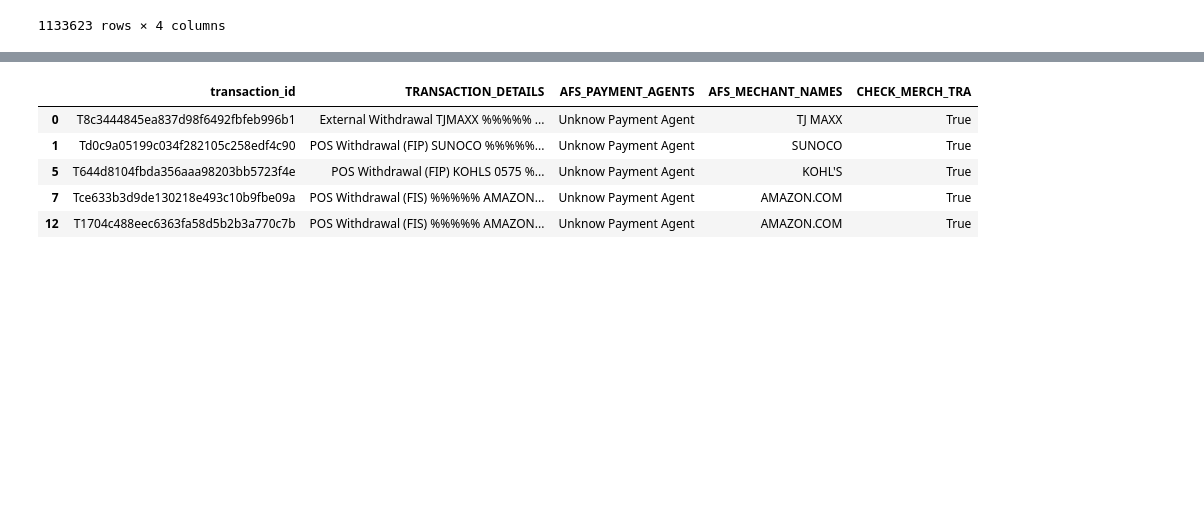
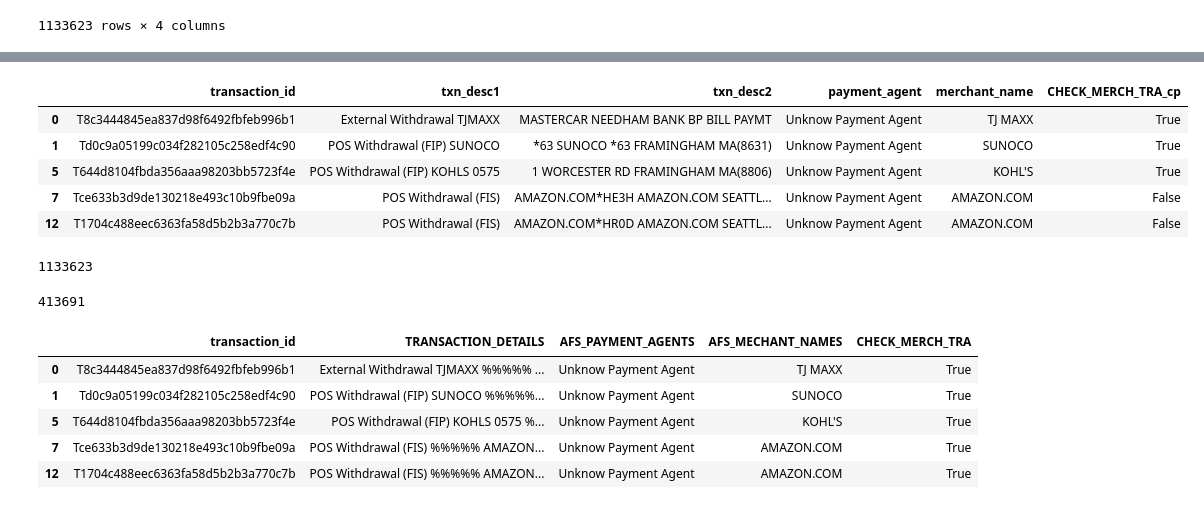
Before and after one commit to OMachachane/merchant_tagging, a Jupyter notebook: EDA.ipynb, the cells around one changed output, grey strips where cells are left out. Cells and saved outputs as stored; diff of their text form; code cells hidden in the pictures; blank space fills up the shorter version.

```diff
--- a/EDA.ipynb
+++ b/EDA.ipynb
@@ -113,6 +111,9 @@ Known Merchant Names
 # Selecting only known merchants names from the original dataset
 df_known_merchs = df[['transaction_id','txn_desc1','txn_desc2','payment_agent','merchant_name']].copy(deep=True)
 df_known_merchs = df_known_merchs[df["merchant_name"].str.contains("Unknow Merchant") == False]
+#######
+df_known_merchs_cp2 = df[['transaction_id','txn_desc1','txn_desc2','payment_agent','merchant_name']].copy(deep=True)
+df_known_merchs_cp2 = df_known_merchs_cp2[df["merchant_name"].str.contains("Unknow Merchant") == False]
 # %%
 # Number of transactions with known merchant names
 len(df_known_merchs)
@@ -215,6 +235,28 @@ def check_names(merchant, t_details):
         return True
     else:
         return False
+# %%
+# Merchants in the txt_1 or txt_2 columns
+df_known_merchs_cp2['txn_desc2'] = df_known_merchs_cp2['txn_desc2'].astype(str)
+df_known_merchs_cp2['txn_desc1'] = df_known_merchs_cp2['txn_desc1'].astype(str)
+df_known_merchs_cp2['merchant_name'] = df_known_merchs_cp2['merchant_name'].astype(str)
+df_known_merchs_cp2['CHECK_MERCH_TRA_cp'] = df_known_merchs_cp2.apply(lambda x: check_names(x.merchant_name, x.txn_desc1), axis=1)
+df_known_merchs_cp2.head(5)
+# %% [output]
+|  | transaction_id | txn_desc1 | txn_desc2 | payment_agent | merchant_name | CHECK_MERCH_TRA_cp |
+| 0 | T8c3444845ea837d98f6492fbfeb996b1 | External Withdrawal TJMAXX | MASTERCAR NEEDHAM BANK BP BILL PAYMT | Unknow Payment Agent | TJ MAXX | True |
+| 1 | Td0c9a05199c034f282105c258edf4c90 | POS Withdrawal (FIP) SUNOCO | *63 SUNOCO *63 FRAMINGHAM MA(8631) | Unknow Payment Agent | SUNOCO | True |
+| 5 | T644d8104fbda356aaa98203bb5723f4e | POS Withdrawal (FIP) KOHLS 0575 | 1 WORCESTER RD FRAMINGHAM MA(8806) | Unknow Payment Agent | KOHL'S | True |
+| 7 | Tce633b3d9de130218e493c10b9fbe09a | POS Withdrawal (FIS) | AMAZON.COM*HE3H AMAZON.COM SEATTL... | Unknow Payment Agent | AMAZON.COM | False |
+| 12 | T1704c488eec6363fa58d5b2b3a770c7b | POS Withdrawal (FIS) | AMAZON.COM*HR0D AMAZON.COM SEATTL... | Unknow Payment Agent | AMAZON.COM | False |
+# %%
+len(df_known_merchs_cp2)
+# %% [output]
+1133623
+# %%
+(df_known_merchs_cp2['CHECK_MERCH_TRA_cp'] == True).sum()
+# %% [output]
+413691
 # %%
 # # Funciton to detect similarity between 2 results
 # def similarity(a, b):
```
Also changed, not shown: parts of 10 cells of this notebook.
